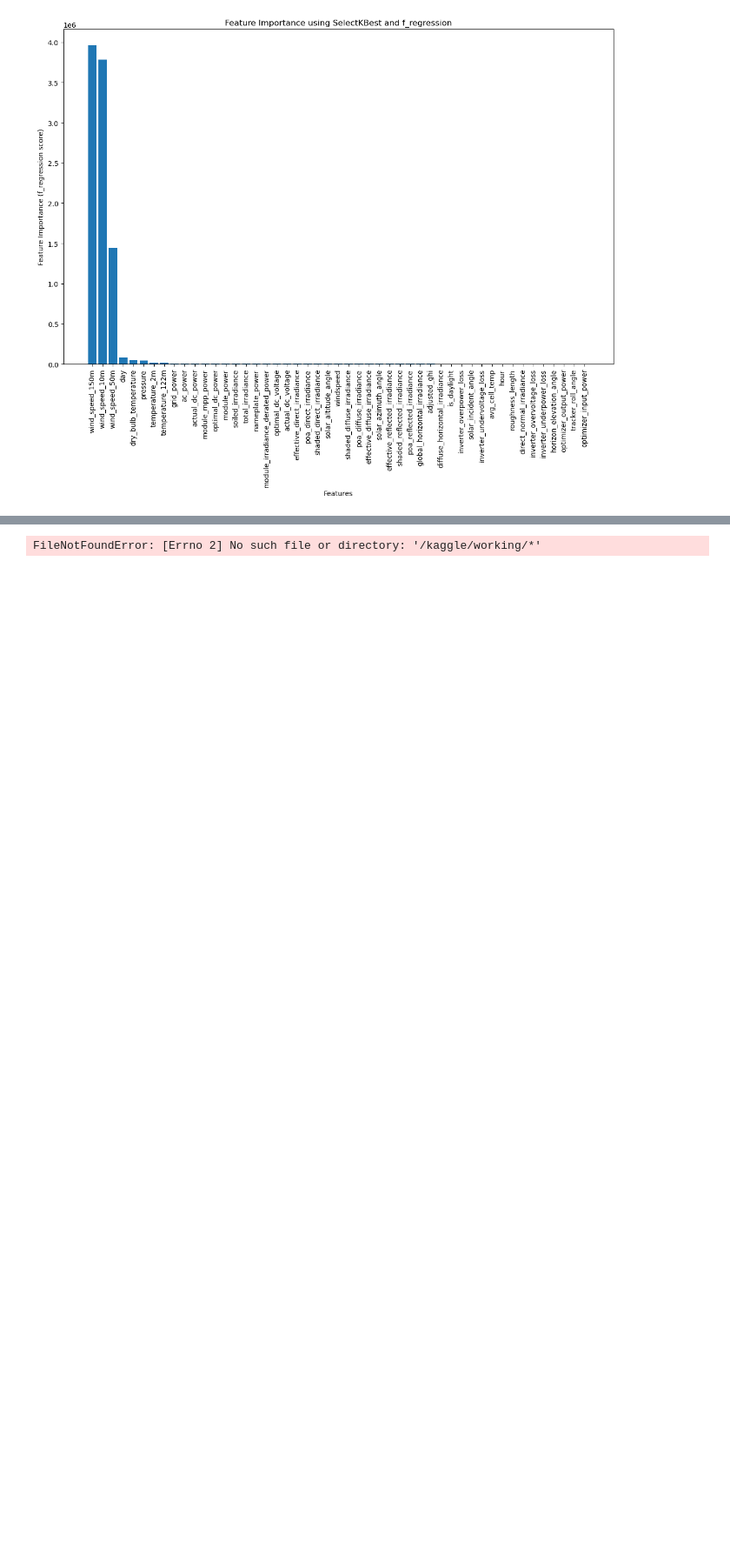
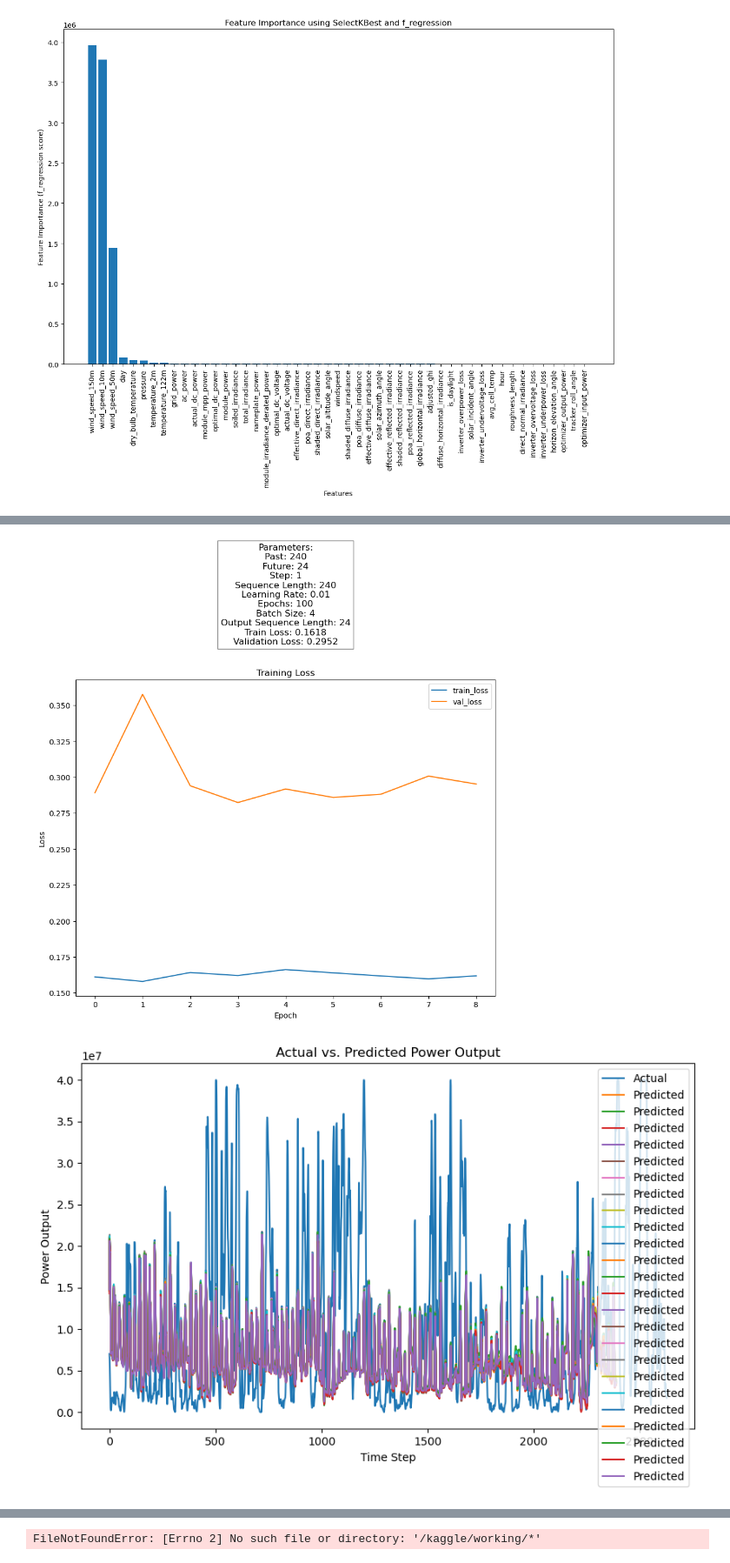
Before and after one commit to arjunkadayanthra/SolarWind, a Jupyter notebook: regression.ipynb, the cells around one changed output, grey strips where cells are left out. Shown: that part at 87% size. Drawn from its saved outputs; the diff is of its cells as text; code cells hidden in the pictures; blank space fills up the shorter version.

```diff
--- a/regression.ipynb
+++ b/regression.ipynb
@@ -362,0 +428,43 @@ input_features
+# %%
+import matplotlib.pyplot as plt
+
+# Generate parameter description
+param_description = f"Past: {past}\nFuture: {future}\nStep: {step}\nSequence Length: {sequence_length}\nLearning Rate: {learning_rate}\nEpochs: {epochs}\nBatch Size: {batch_size}\nOutput Sequence Length: {output_sequence_length}"
+
+
+y_val_pred = model.predict(dataset_val)
+y_val_pred_actual = scaler_y.inverse_transform(y_val_pred)
+y_val_actual = scaler_y.inverse_transform(y_val)
+
+
+# Create subplots
+fig, axes = plt.subplots(2, 1, figsize=(10, 10), gridspec_kw={'height_ratios': [0.1, 1]})
+
+# Add annotation with parameter values
+annotation_text = f"Parameters:\n{param_description}\nTrain Loss: {history.history['loss'][-1]:.4f}\nValidation Loss: {history.history['val_loss'][-1]:.4f}"
+annotation = axes[0].annotate(annotation_text, (0.5, 0.5), ha='center', va='center', fontsize=12, bbox=dict(facecolor='white', alpha=0.5))
+axes[0].axis('off')  # Hide axis for annotation subplot
+
+# Add vertical space between annotation and plots
+plt.subplots_adjust(hspace=0.4)
+
+# Plot training history
+axes[1].plot(history.history['loss'], label='train_loss')
+axes[1].plot(history.history['val_loss'], label='val_loss')
+axes[1].set_xlabel('Epoch')
+axes[1].set_ylabel('Loss')
+axes[1].legend()
+axes[1].set_title('Training Loss')
+
+# Plot actual vs. predicted values
+plt.figure(figsize=(10, 6))
+plt.plot(y_val_actual, label="Actual")
+plt.plot(y_val_pred_actual, label="Predicted")
+plt.xlabel("Time Step")
+plt.ylabel("Power Output")
+plt.title("Actual vs. Predicted Power Output")
+plt.legend()
+
+# Show the plots
+plt.show()
+# %% [output]
@@ -362,0 +472,2 @@ input_features
+[figure, added]
+[figure, added]
```
Also changed, not shown: parts of 11 cells of this notebook.
